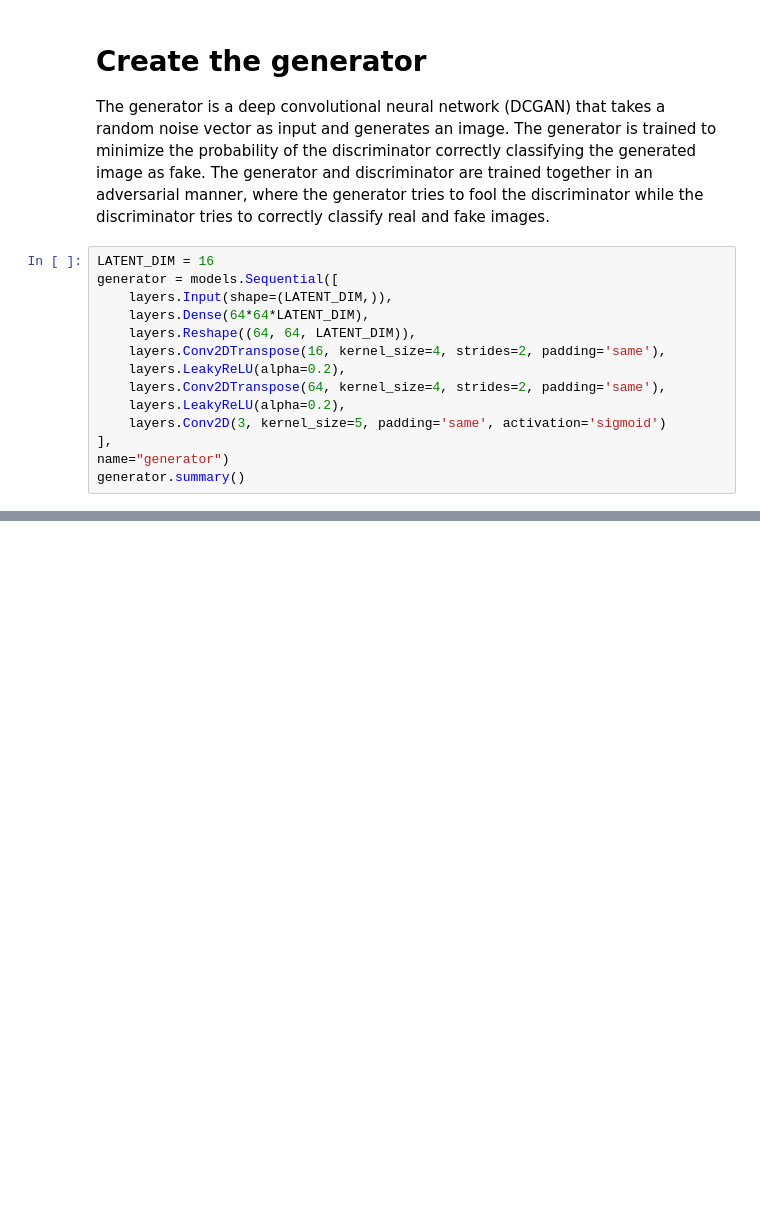
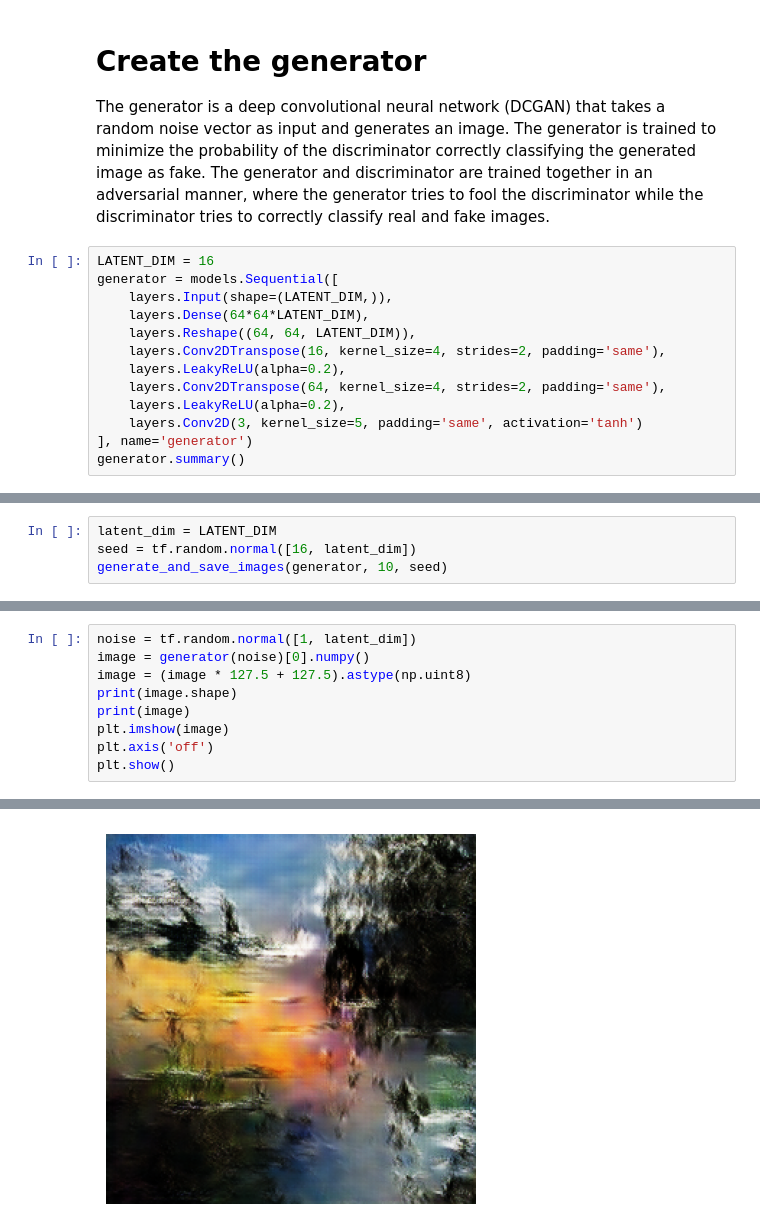
Before and after one commit to cesar1091/Mini-Project---I-m-Something-of-a-Painter-Myself, a Jupyter notebook: notebooks/GAN.ipynb, the cells around one changed output, grey strips where cells are left out. Drawn from its saved outputs; the diff is of its cells as text; blank space fills up the shorter version.

```diff
--- a/notebooks/GAN.ipynb
+++ b/notebooks/GAN.ipynb
@@ -93,9 +112,8 @@ generator = models.Sequential([
     layers.LeakyReLU(alpha=0.2),
     layers.Conv2DTranspose(64, kernel_size=4, strides=2, padding='same'),
     layers.LeakyReLU(alpha=0.2),
-    layers.Conv2D(3, kernel_size=5, padding='same', activation='sigmoid')
-],
-name="generator")
+    layers.Conv2D(3, kernel_size=5, padding='same', activation='tanh')
+], name='generator')
 generator.summary()
 # %% [output]
 Model: "generator"
@@ -230,6 +242,10 @@ def train(dataset, epochs):
 
     generator.save(f"../models/generator.keras")
     discriminator.save(f"../models/discriminator.keras")
+# %%
+latent_dim = LATENT_DIM
+seed = tf.random.normal([16, latent_dim])
+generate_and_save_images(generator, 10, seed)
 # %%
 # Entrenar el modelo
 train(dataset_photo, EPOCHS)
@@ -235,0 +270,10 @@ train(dataset_photo, EPOCHS)
+# %%
+noise = tf.random.normal([1, latent_dim])
+image = generator(noise)[0].numpy()
+image = (image * 127.5 + 127.5).astype(np.uint8)
+print(image.shape)
+print(image)
+plt.imshow(image)
+plt.axis('off')
+plt.show()
+# %% [output]
@@ -236,3 +297,4 @@ train(dataset_photo, EPOCHS)
+[figure, added]
 # %%
 # Submission
 
```
Also changed, not shown: parts of 22 cells of this notebook, 52 other files.
